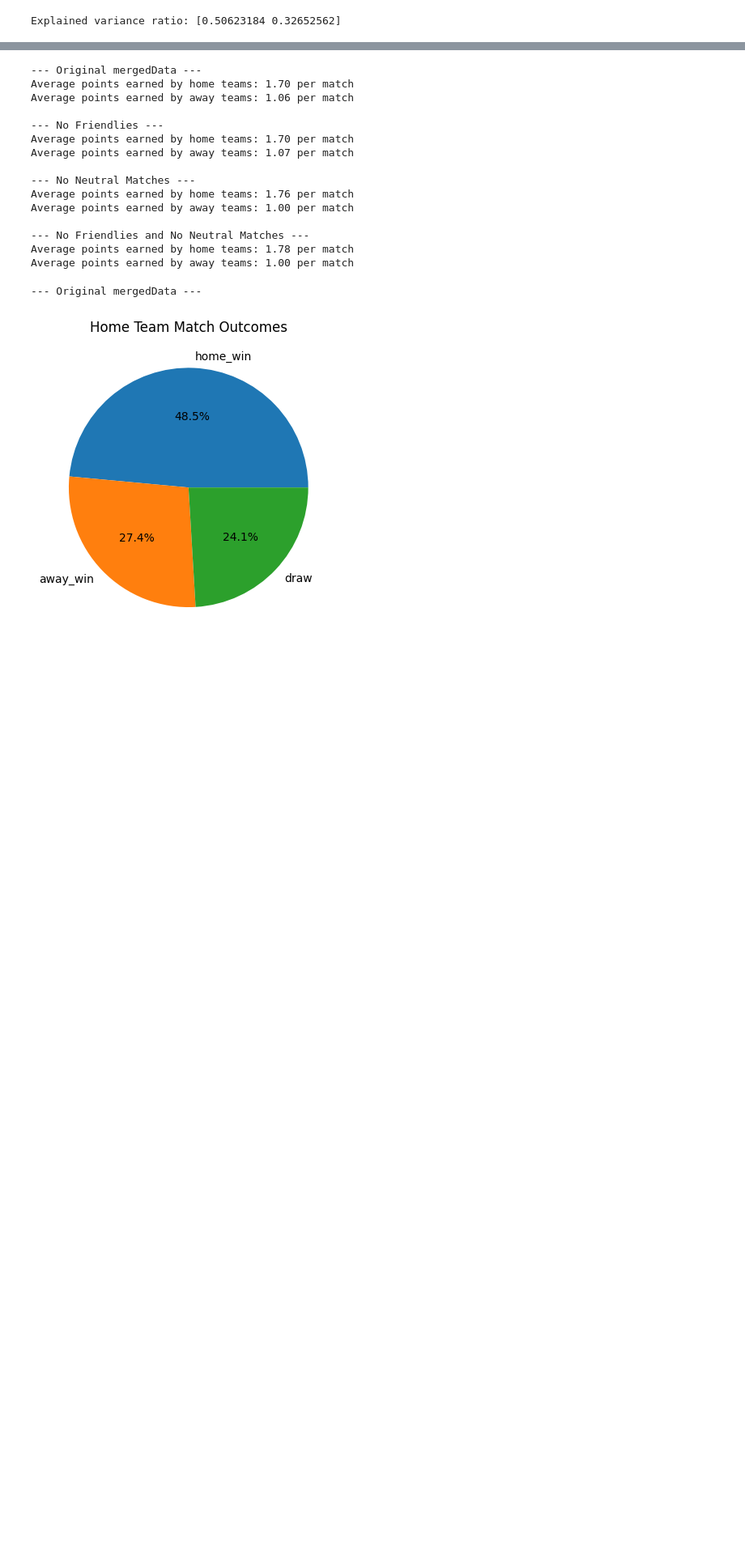
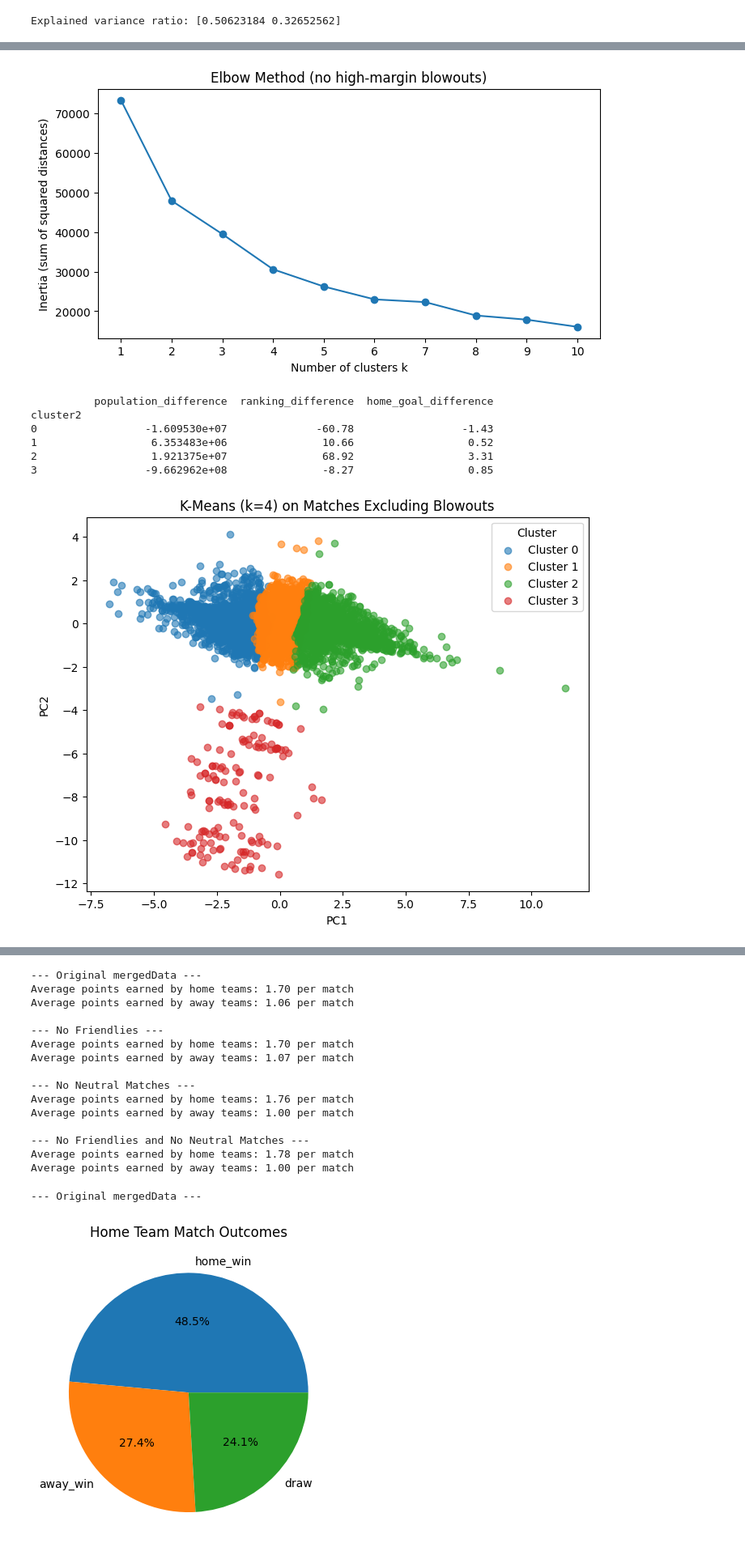
Before and after one commit to LucasHemm/Exam_AI, a Jupyter notebook: AI_Exam.ipynb, the cells around one changed output, grey strips where cells are left out. Shown at 81% size. Drawn from its saved outputs; the diff is of its cells as text; code cells hidden in the pictures; blank space fills up the shorter version.

```diff
--- a/AI_Exam.ipynb
+++ b/AI_Exam.ipynb
@@ -379,0 +351,70 @@ Estimated number of noise points: 551
+# %%
+# ─────────── 2nd K-Means (exclude high‐margin blowouts) ───────────
+from sklearn.cluster import KMeans
+import matplotlib.pyplot as plt
+
+# 1. Filter out high‐margin blowouts (cluster ID = 3)
+filtered = mergedData[mergedData['cluster'] != 3].copy()
+
+# 2. Assemble feature matrix & scale
+feature_cols = [
+    'population_difference',
+    'ranking_difference',
+    'home_goal_difference'
+]
+X2        = filtered[feature_cols]
+X2_scaled = scaler.transform(X2)   # reuse your existing scaler
+
+# 3. Elbow Method on filtered data (k = 1…10)
+inertias2 = []
+Ks2       = range(1, 11)
+for k_ in Ks2:
+    km_ = KMeans(n_clusters=k_, random_state=42).fit(X2_scaled)
+    inertias2.append(km_.inertia_)
+
+plt.figure(figsize=(8, 4))
+plt.plot(Ks2, inertias2, '-o')
+plt.xlabel('Number of clusters k')
+plt.ylabel('Inertia (sum of squared distances)')
+plt.title('Elbow Method (no high‐margin blowouts)')
+plt.xticks(Ks2)
+plt.show()
+
+# 4. Choose k = 3 from the elbow
+best_k2 = 4
+
+# 5. Fit K-Means with k = 3
+km2     = KMeans(n_clusters=best_k2, random_state=42).fit(X2_scaled)
+labels2 = km2.labels_
+filtered['cluster2'] = labels2
+
+# 6. Profile each new cluster in original feature space
+profiles2 = filtered.groupby('cluster2')[feature_cols].mean().round(2)
+print(profiles2)
+
+# 7. Scatter plot of the 3 clusters on your PCA embedding
+X2_pca = pca.transform(X2_scaled)
+
+plt.figure(figsize=(8, 6))
+for cid in range(best_k2):
+    mask = labels2 == cid
+    plt.scatter(
+        X2_pca[mask, 0],
+        X2_pca[mask, 1],
+        label=f'Cluster {cid}',
+        alpha=0.6
+    )
+plt.title(f"K-Means (k={best_k2}) on Matches Excluding Blowouts")
+plt.xlabel("PC1")
+plt.ylabel("PC2")
+plt.legend(title="Cluster")
+plt.show()
+# %% [output]
+[figure, added]
+          population_difference  ranking_difference  home_goal_difference
+cluster2
+0                 -1.609530e+07              -60.78                 -1.43
+1                  6.353483e+06               10.66                  0.52
+2                  1.921375e+07               68.92                  3.31
+3                 -9.662962e+08               -8.27                  0.85
+[figure, added]
```
Also changed, not shown: parts of 13 cells of this notebook.
